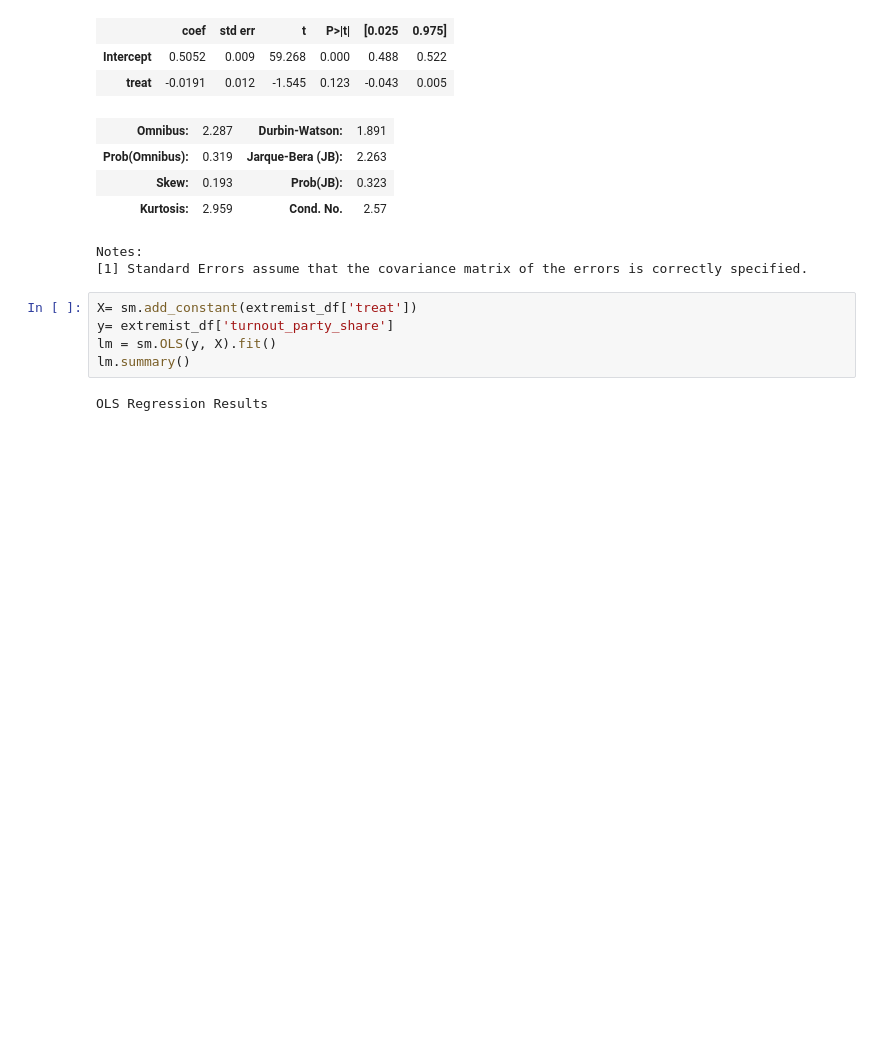
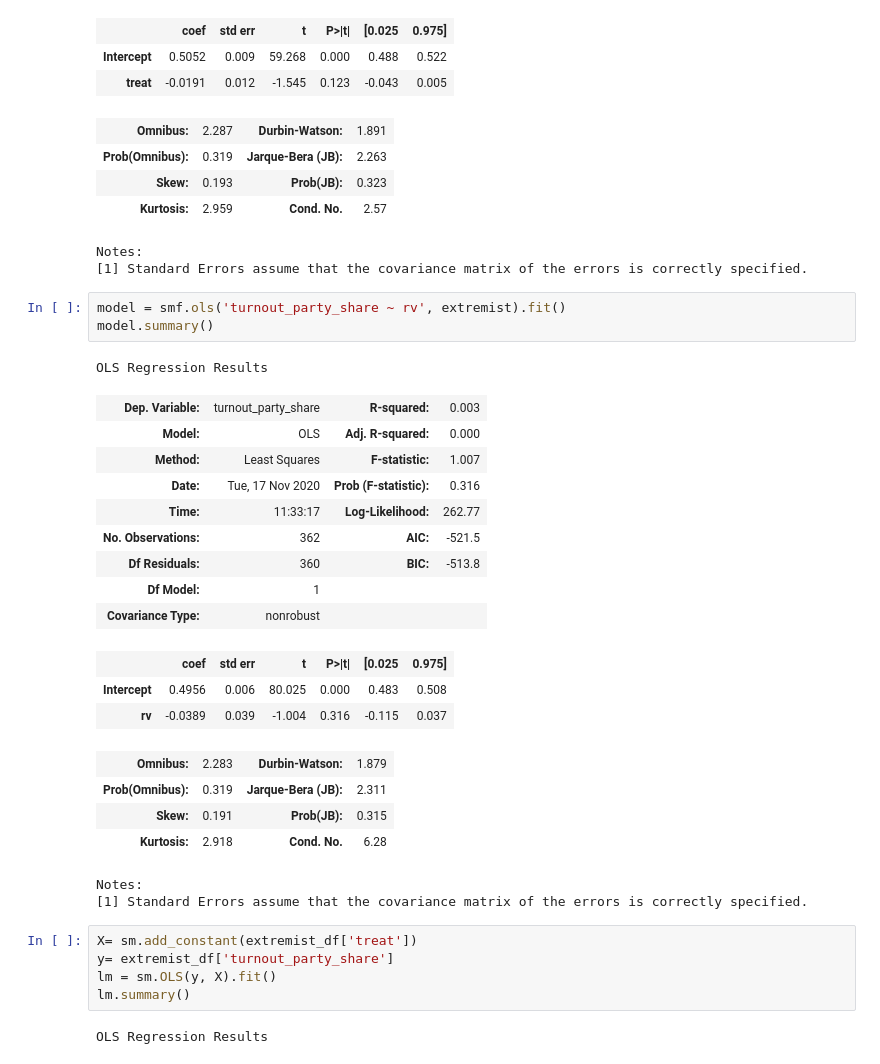
Before and after one commit to ds-modules/POLSCI3-Fa20-Dev, a Jupyter notebook: PS4/problem 3.ipynb, the cells around one changed output. Saved outputs shown, nothing was run; the diff lists cells and outputs as text; blank space fills up the shorter version.

```diff
--- a/PS4/problem 3.ipynb
+++ b/PS4/problem 3.ipynb
@@ -164,6 +164,29 @@ OLS Regression Results
 | Kurtosis: | 2.959 | Cond. No. | 2.57 |
 Notes:
 [1] Standard Errors assume that the covariance matrix of the errors is correctly specified.
+# %%
+model = smf.ols('turnout_party_share ~ rv', extremist).fit()
+model.summary()
+# %% [output]
+OLS Regression Results
+| Dep. Variable: | turnout_party_share | R-squared: | 0.003 |
+| Model: | OLS | Adj. R-squared: | 0.000 |
+| Method: | Least Squares | F-statistic: | 1.007 |
+| Date: | Tue, 17 Nov 2020 | Prob (F-statistic): | 0.316 |
+| Time: | 11:33:17 | Log-Likelihood: | 262.77 |
+| No. Observations: | 362 | AIC: | -521.5 |
+| Df Residuals: | 360 | BIC: | -513.8 |
+| Df Model: | 1 |  |  |
+| Covariance Type: | nonrobust |  |  |
+|  | coef | std err | t | P>|t| | [0.025 | 0.975] |
+| Intercept | 0.4956 | 0.006 | 80.025 | 0.000 | 0.483 | 0.508 |
+| rv | -0.0389 | 0.039 | -1.004 | 0.316 | -0.115 | 0.037 |
+| Omnibus: | 2.283 | Durbin-Watson: | 1.879 |
+| Prob(Omnibus): | 0.319 | Jarque-Bera (JB): | 2.311 |
+| Skew: | 0.191 | Prob(JB): | 0.315 |
+| Kurtosis: | 2.918 | Cond. No. | 6.28 |
+Notes:
+[1] Standard Errors assume that the covariance matrix of the errors is correctly specified.
 # %%
 X= sm.add_constant(extremist_df['treat'])
 y= extremist_df['turnout_party_share']
```
Also changed, not shown: parts of 2 cells of this notebook.
